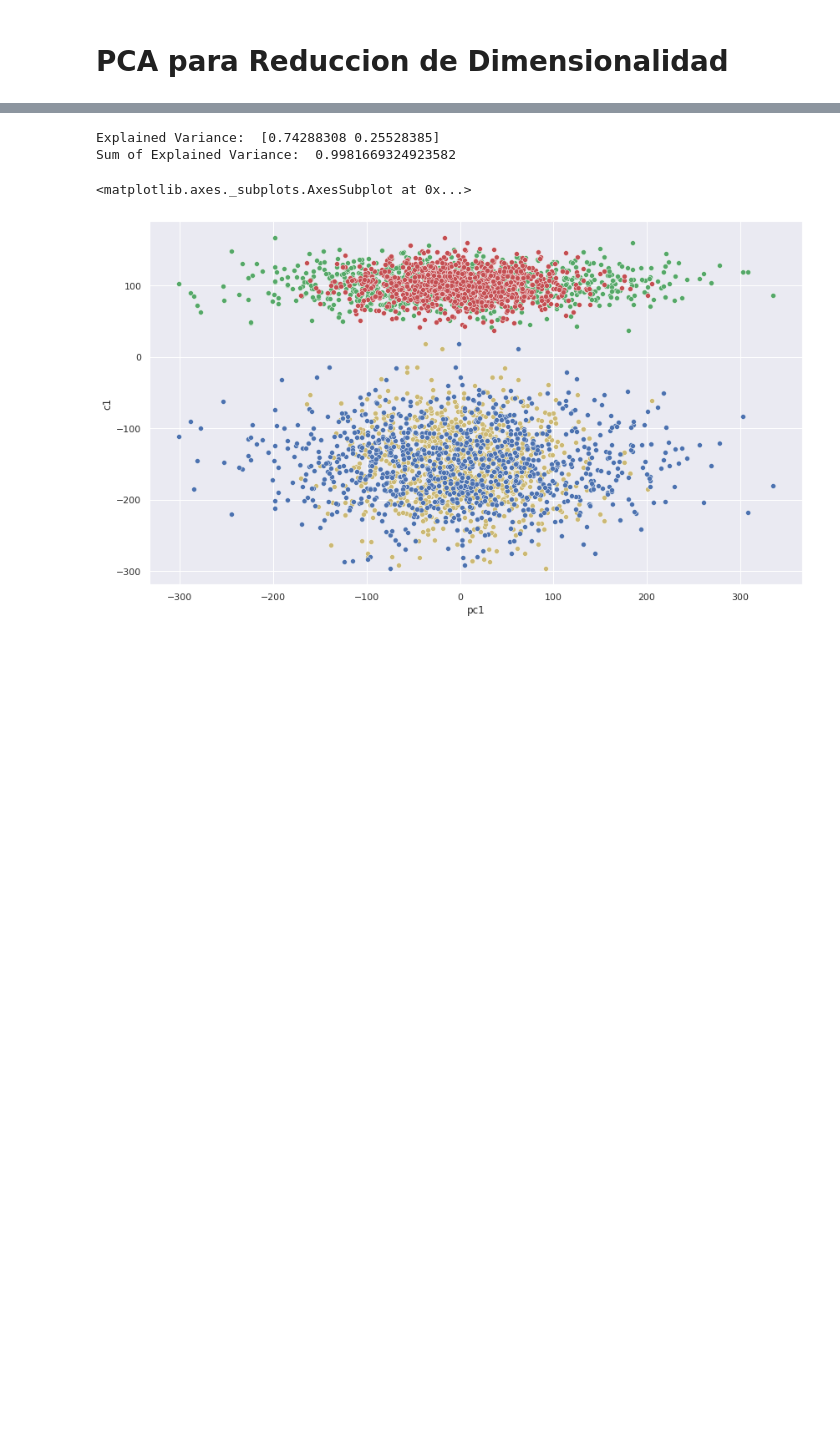
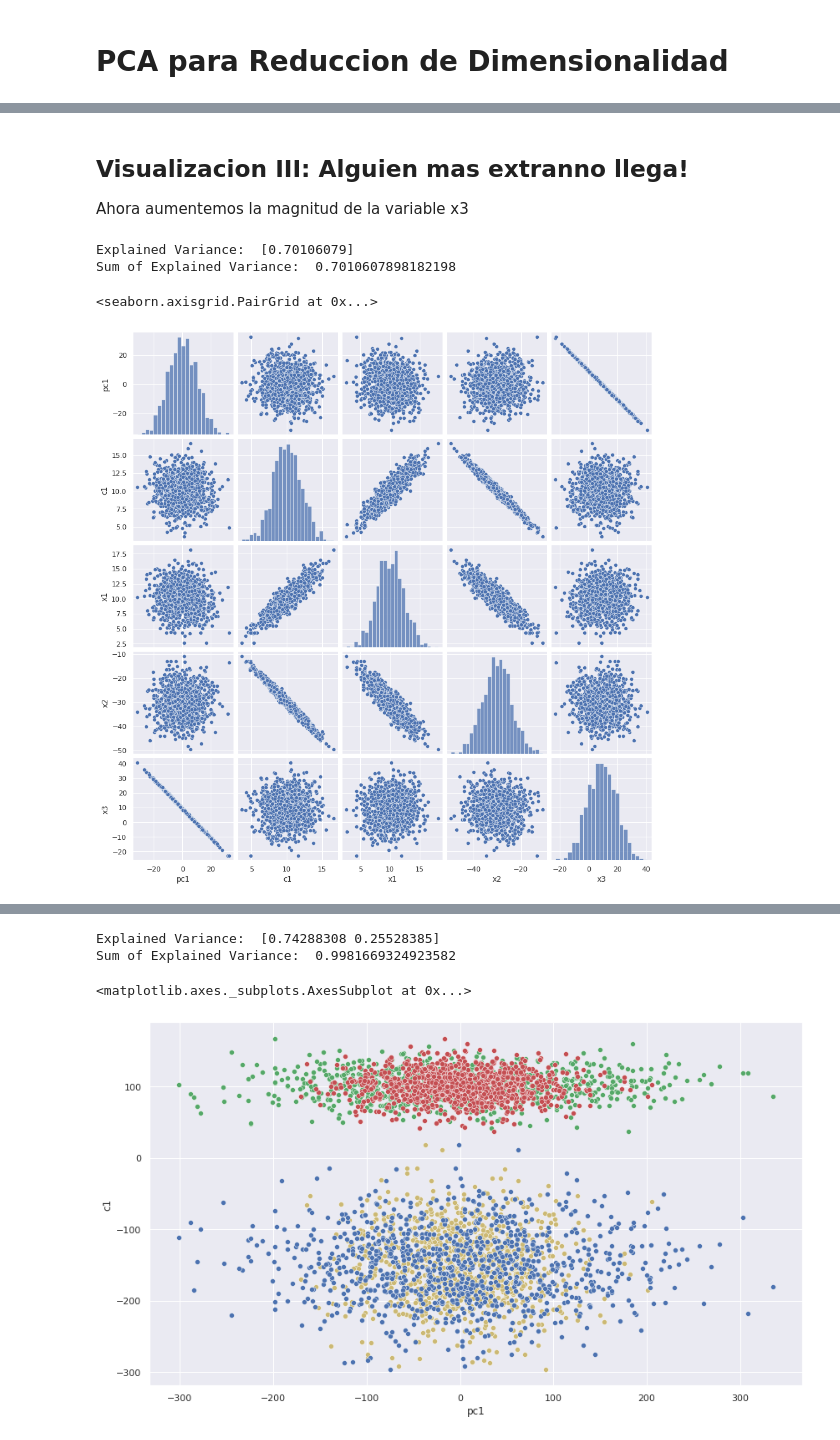
Before and after one commit to IEXE-Tec/aprendizaje-maquina-2, a Jupyter notebook: 02_reduccion_de_dimensionalidad.ipynb, the cells around one changed output, grey strips where cells are left out. Cells and saved outputs as stored; diff of their text form; code cells hidden in the pictures; blank space fills up the shorter version.

```diff
--- a/02_reduccion_de_dimensionalidad.ipynb
+++ b/02_reduccion_de_dimensionalidad.ipynb
@@ -52,0 +90,35 @@ Sum of Explained Variance:  0.9779008742834769
+# %% [markdown]
+## Visualizacion III: Alguien mas extranno llega!
+Ahora aumentemos la magnitud de la variable x3
+# %%
+# Set parameters & seed
+np.random.seed(7463)
+n = 1000
+
+# Create components
+c1 = np.random.normal(10,2,n)
+
+# Create Variables
+x1 = c1 + np.random.normal(0,1,n)
+x2 = -3*c1 + np.random.normal(0,1,n)
+x3 = np.random.normal(10,10,n)
+# Create Pandas
+x = pd.DataFrame.from_dict({'x1':x1,'x2':x2, 'x3':x3})
+components = pd.DataFrame.from_dict({'c1':c1})
+
+# PCA decomposition
+pca = PCA(n_components=1)
+principalComponents = pca.fit_transform(x)
+principalDf = pd.DataFrame(data = principalComponents
+             , columns = ['pc1'])
+
+finalDf = pd.concat([principalDf, components, x], axis = 1)
+print('Explained Variance: ', pca.explained_variance_ratio_)
+print('Sum of Explained Variance: ', np.sum(pca.explained_variance_ratio_))
+
+sns.pairplot(finalDf)
+# %% [output]
+Explained Variance:  [0.70106079]
+Sum of Explained Variance:  0.7010607898182198
+<seaborn.axisgrid.PairGrid at 0x...>
+[figure, added]
```
Also changed, not shown: parts of 9 cells of this notebook.
